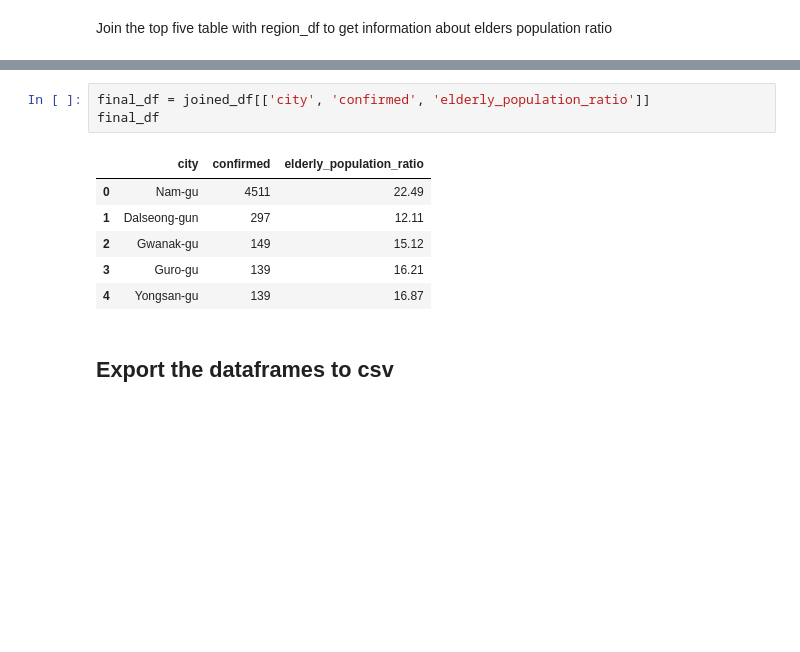
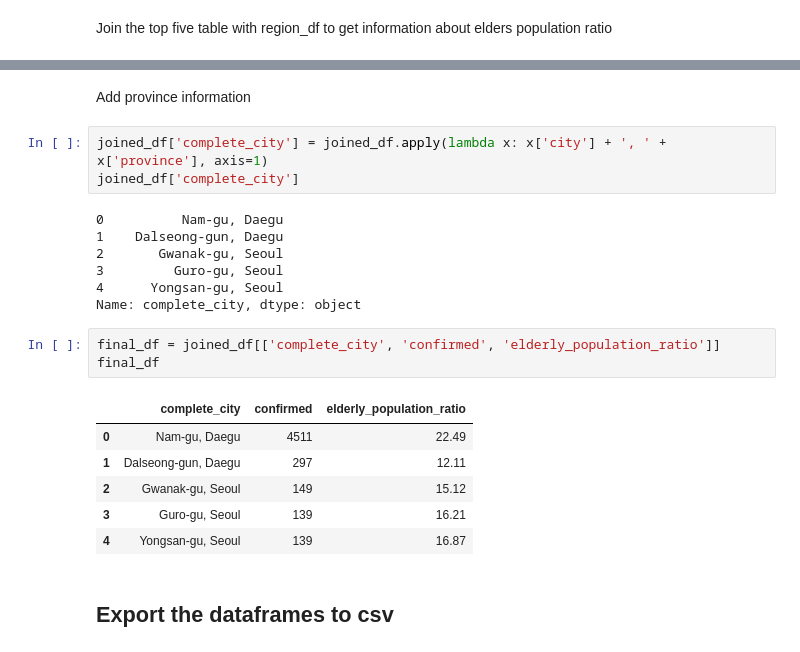
Before and after one commit to stefanusgusega/covid-data-analysis, a Jupyter notebook: notebook/eda.ipynb, the cells around one changed output, grey strips where cells are left out. Saved outputs shown, nothing was run; the diff lists cells and outputs as text; blank space fills up the shorter version.

Commit message:
feat: add province information

```diff
--- a/notebook/eda.ipynb
+++ b/notebook/eda.ipynb
@@ -350,16 +350,28 @@ joined_df
 | 2 | Gwanak-gu | Seoul | 149 | 10050 | 37.478290 | 126.951502 | 22 | 33 | ... |
 | 3 | Guro-gu | Seoul | 139 | 10070 | 37.495632 | 126.887650 | 26 | 34 | ... |
 | 4 | Yongsan-gu | Seoul | 139 | 10210 | 37.532768 | 126.990021 | 15 | 13 | ... |
+# %% [markdown]
+Add province information
+# %%
+joined_df['complete_city'] = joined_df.apply(lambda x: x['city'] + ', ' + x['province'], axis=1)
+joined_df['complete_city']
+# %% [output]
+0          Nam-gu, Daegu
+1    Dalseong-gun, Daegu
+2       Gwanak-gu, Seoul
+3         Guro-gu, Seoul
+4      Yongsan-gu, Seoul
+Name: complete_city, dtype: object
 # %%
-final_df = joined_df[['city', 'confirmed', 'elderly_population_ratio']]
+final_df = joined_df[['complete_city', 'confirmed', 'elderly_population_ratio']]
 final_df
 # %% [output]
-|  | city | confirmed | elderly_population_ratio |
-| 0 | Nam-gu | 4511 | 22.49 |
-| 1 | Dalseong-gun | 297 | 12.11 |
-| 2 | Gwanak-gu | 149 | 15.12 |
-| 3 | Guro-gu | 139 | 16.21 |
-| 4 | Yongsan-gu | 139 | 16.87 |
+|  | complete_city | confirmed | elderly_population_ratio |
+| 0 | Nam-gu, Daegu | 4511 | 22.49 |
+| 1 | Dalseong-gun, Daegu | 297 | 12.11 |
+| 2 | Gwanak-gu, Seoul | 149 | 15.12 |
+| 3 | Guro-gu, Seoul | 139 | 16.21 |
+| 4 | Yongsan-gu, Seoul | 139 | 16.87 |
 # %% [markdown]
 ## Export the dataframes to csv
 # %%
```
Also changed, not shown: parts of 3 cells of this notebook, 2 other files.
